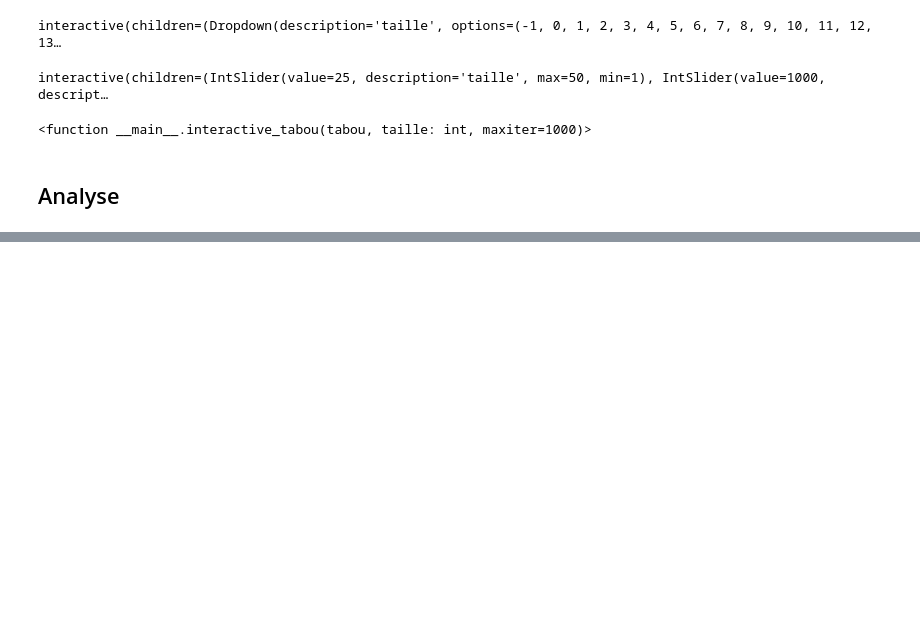
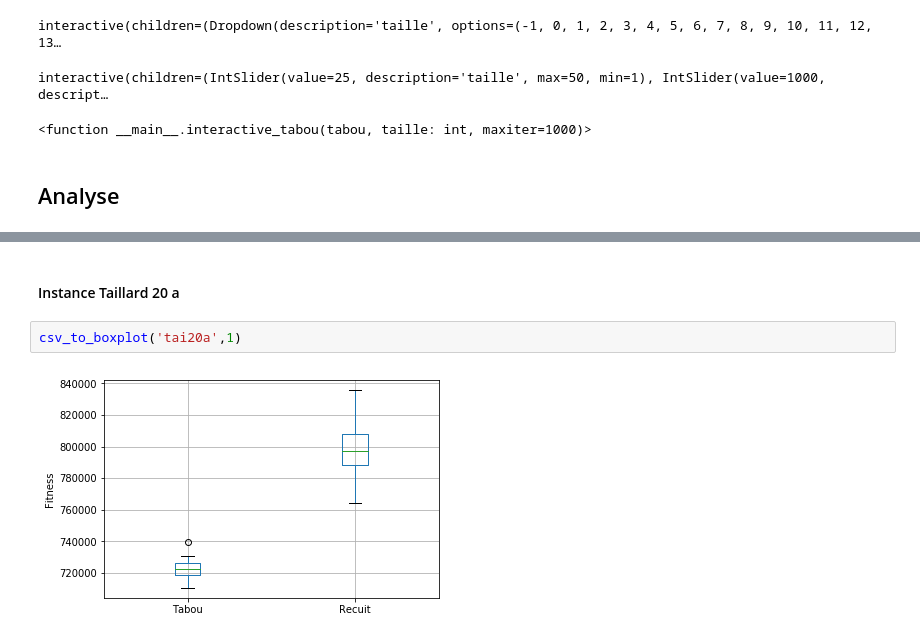
Before and after one commit to Ruseur/QuadracticAssignmentProblem, a Jupyter notebook: QuadraticAssignmentProblem.ipynb, the cells around one changed output, grey strips where cells are left out. Cells and saved outputs as stored; diff of their text form; blank space fills up the shorter version.

```diff
--- a/QuadraticAssignmentProblem.ipynb
+++ b/QuadraticAssignmentProblem.ipynb
@@ -397,0 +433,6 @@ display(ui, out)
+# %% [markdown]
+#### Instance Taillard 20 a
+# %%
+csv_to_boxplot('tai20a',1)
+# %% [output]
+[figure, added]
```
Also changed, not shown: parts of 36 cells of this notebook, 11 other files.
